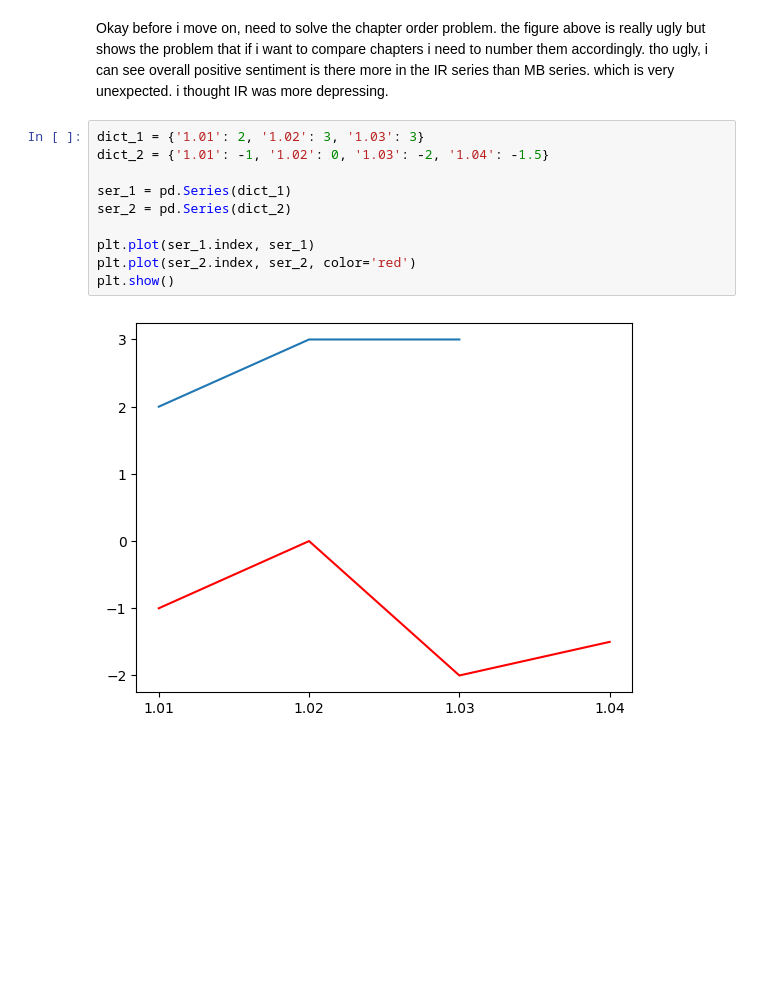
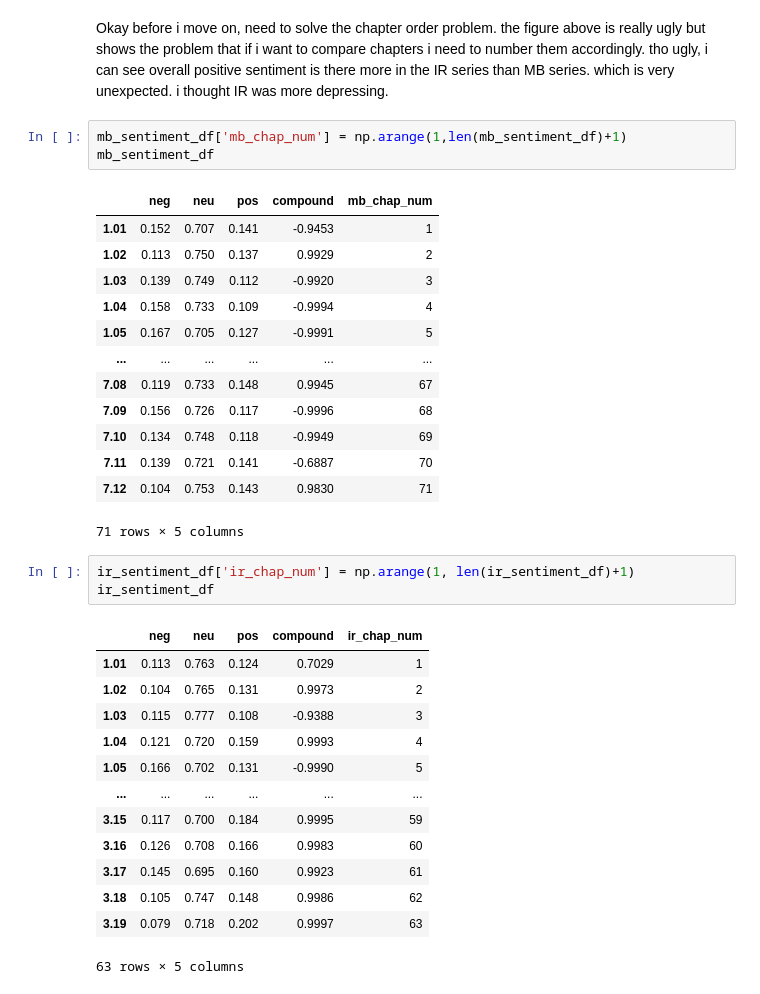
Before and after one commit to akankshazc/character_quiz_generator, a Jupyter notebook: 3_Data_Analysis/text_sentiment_analysis.ipynb, the cells around one changed output. Drawn from its saved outputs; the diff is of its cells as text; blank space fills up the shorter version.

```diff
--- a/3_Data_Analysis/text_sentiment_analysis.ipynb
+++ b/3_Data_Analysis/text_sentiment_analysis.ipynb
@@ -97,14 +105,36 @@ plt.show()
 # %% [markdown]
 Okay before i move on, need to solve the chapter order problem. the figure above is really ugly but shows the problem that if i want to compare chapters i need to number them accordingly. tho ugly, i can see overall positive sentiment is there more in the IR series than MB series. which is very unexpected. i thought IR was more depressing.
-# %%
-dict_1 = {'1.01': 2, '1.02': 3, '1.03': 3}
-dict_2 = {'1.01': -1, '1.02': 0, '1.03': -2, '1.04': -1.5}
-
-ser_1 = pd.Series(dict_1)
-ser_2 = pd.Series(dict_2)
-
-plt.plot(ser_1.index, ser_1)
-plt.plot(ser_2.index, ser_2, color='red')
-plt.show()
-# %% [output]
-[figure, removed]
+# %%
+mb_sentiment_df['mb_chap_num'] = np.arange(1,len(mb_sentiment_df)+1)
+mb_sentiment_df
+# %% [output]
+|  | neg | neu | pos | compound | mb_chap_num |
+| 1.01 | 0.152 | 0.707 | 0.141 | -0.9453 | 1 |
+| 1.02 | 0.113 | 0.750 | 0.137 | 0.9929 | 2 |
+| 1.03 | 0.139 | 0.749 | 0.112 | -0.9920 | 3 |
+| 1.04 | 0.158 | 0.733 | 0.109 | -0.9994 | 4 |
+| 1.05 | 0.167 | 0.705 | 0.127 | -0.9991 | 5 |
+| ... | ... | ... | ... | ... | ... |
+| 7.08 | 0.119 | 0.733 | 0.148 | 0.9945 | 67 |
+| 7.09 | 0.156 | 0.726 | 0.117 | -0.9996 | 68 |
+| 7.10 | 0.134 | 0.748 | 0.118 | -0.9949 | 69 |
+| 7.11 | 0.139 | 0.721 | 0.141 | -0.6887 | 70 |
+| 7.12 | 0.104 | 0.753 | 0.143 | 0.9830 | 71 |
+71 rows × 5 columns
+# %%
+ir_sentiment_df['ir_chap_num'] = np.arange(1, len(ir_sentiment_df)+1)
+ir_sentiment_df
+# %% [output]
+|  | neg | neu | pos | compound | ir_chap_num |
+| 1.01 | 0.113 | 0.763 | 0.124 | 0.7029 | 1 |
+| 1.02 | 0.104 | 0.765 | 0.131 | 0.9973 | 2 |
+| 1.03 | 0.115 | 0.777 | 0.108 | -0.9388 | 3 |
+| 1.04 | 0.121 | 0.720 | 0.159 | 0.9993 | 4 |
+| 1.05 | 0.166 | 0.702 | 0.131 | -0.9990 | 5 |
+| ... | ... | ... | ... | ... | ... |
+| 3.15 | 0.117 | 0.700 | 0.184 | 0.9995 | 59 |
+| 3.16 | 0.126 | 0.708 | 0.166 | 0.9983 | 60 |
+| 3.17 | 0.145 | 0.695 | 0.160 | 0.9923 | 61 |
+| 3.18 | 0.105 | 0.747 | 0.148 | 0.9986 | 62 |
+| 3.19 | 0.079 | 0.718 | 0.202 | 0.9997 | 63 |
+63 rows × 5 columns
```
Also changed, not shown: parts of 11 cells of this notebook.
